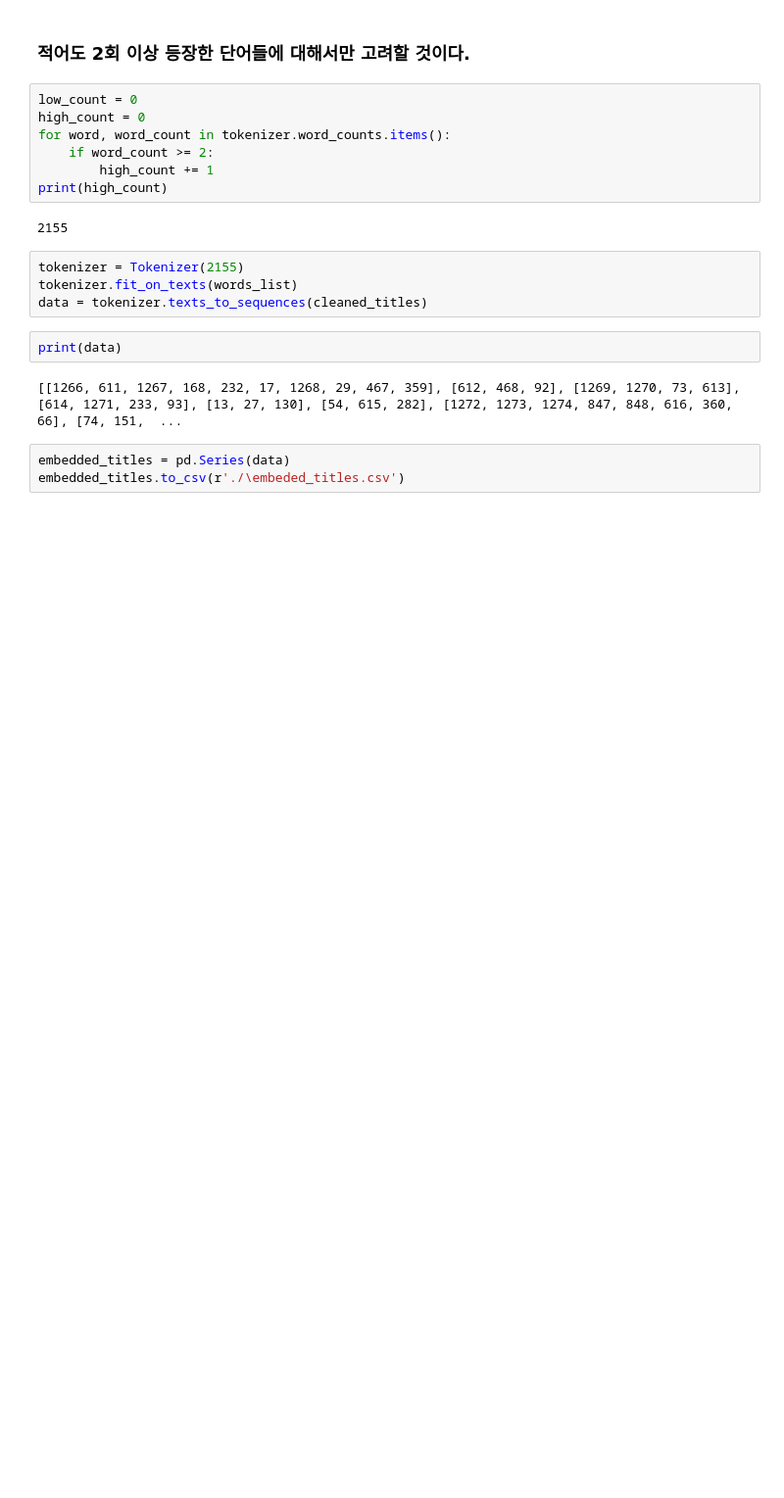
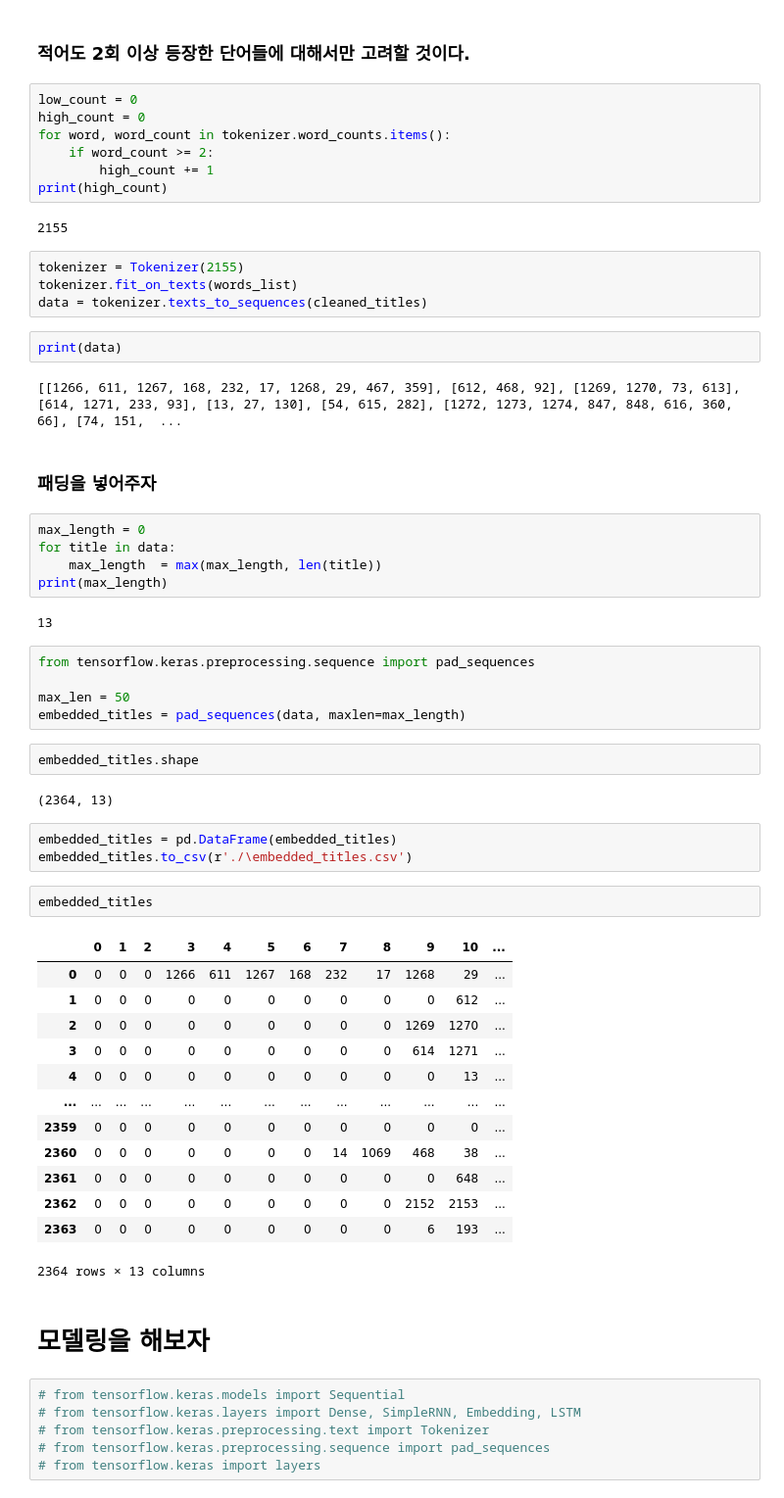
Before and after one commit to MunSunouk/mini.project, a Jupyter notebook: 손인준/타이틀_자연어처리_1.ipynb, the cells around one changed output. Shown at 98% size. Cells and saved outputs as stored; diff of their text form; blank space fills up the shorter version.

Commit message:
Done Modeling

```diff
--- a/손인준/타이틀_자연어처리_1.ipynb
+++ b/손인준/타이틀_자연어처리_1.ipynb
@@ -143,6 +143,48 @@ data = tokenizer.texts_to_sequences(cleaned_titles)
 print(data)
 # %% [output]
 [[1266, 611, 1267, 168, 232, 17, 1268, 29, 467, 359], [612, 468, 92], [1269, 1270, 73, 613], [614, 1271, 233, 93], [13, 27, 130], [54, 615, 282], [1272, 1273, 1274, 847, 848, 616, 360, 66], [74, 151,  ...
+# %% [markdown]
+### 패딩을 넣어주자
+# %%
+max_length = 0
+for title in data:
+    max_length  = max(max_length, len(title))
+print(max_length)
+# %% [output]
+13
+# %%
+from tensorflow.keras.preprocessing.sequence import pad_sequences
+
+max_len = 50
+embedded_titles = pad_sequences(data, maxlen=max_length)
+# %%
+embedded_titles.shape
+# %% [output]
+(2364, 13)
 # %%
-embedded_titles = pd.Series(data)
-embedded_titles.to_csv(r'./\embeded_titles.csv')
+embedded_titles = pd.DataFrame(embedded_titles)
+embedded_titles.to_csv(r'./\embedded_titles.csv')
+# %%
+embedded_titles
+# %% [output]
+|  | 0 | 1 | 2 | 3 | 4 | 5 | 6 | 7 | 8 | 9 | 10 | ... |
+| 0 | 0 | 0 | 0 | 1266 | 611 | 1267 | 168 | 232 | 17 | 1268 | 29 | ... |
+| 1 | 0 | 0 | 0 | 0 | 0 | 0 | 0 | 0 | 0 | 0 | 612 | ... |
+| 2 | 0 | 0 | 0 | 0 | 0 | 0 | 0 | 0 | 0 | 1269 | 1270 | ... |
+| 3 | 0 | 0 | 0 | 0 | 0 | 0 | 0 | 0 | 0 | 614 | 1271 | ... |
+| 4 | 0 | 0 | 0 | 0 | 0 | 0 | 0 | 0 | 0 | 0 | 13 | ... |
+| ... | ... | ... | ... | ... | ... | ... | ... | ... | ... | ... | ... | ... |
+| 2359 | 0 | 0 | 0 | 0 | 0 | 0 | 0 | 0 | 0 | 0 | 0 | ... |
+| 2360 | 0 | 0 | 0 | 0 | 0 | 0 | 0 | 14 | 1069 | 468 | 38 | ... |
+| 2361 | 0 | 0 | 0 | 0 | 0 | 0 | 0 | 0 | 0 | 0 | 648 | ... |
+| 2362 | 0 | 0 | 0 | 0 | 0 | 0 | 0 | 0 | 0 | 2152 | 2153 | ... |
+| 2363 | 0 | 0 | 0 | 0 | 0 | 0 | 0 | 0 | 0 | 6 | 193 | ... |
+2364 rows × 13 columns
+# %% [markdown]
+# 모델링을 해보자
+# %%
+# from tensorflow.keras.models import Sequential
+# from tensorflow.keras.layers import Dense, SimpleRNN, Embedding, LSTM
+# from tensorflow.keras.preprocessing.text import Tokenizer
+# from tensorflow.keras.preprocessing.sequence import pad_sequences
+# from tensorflow.keras import layers
```
Also changed, not shown: parts of 2 cells of this notebook, 11 other files.
